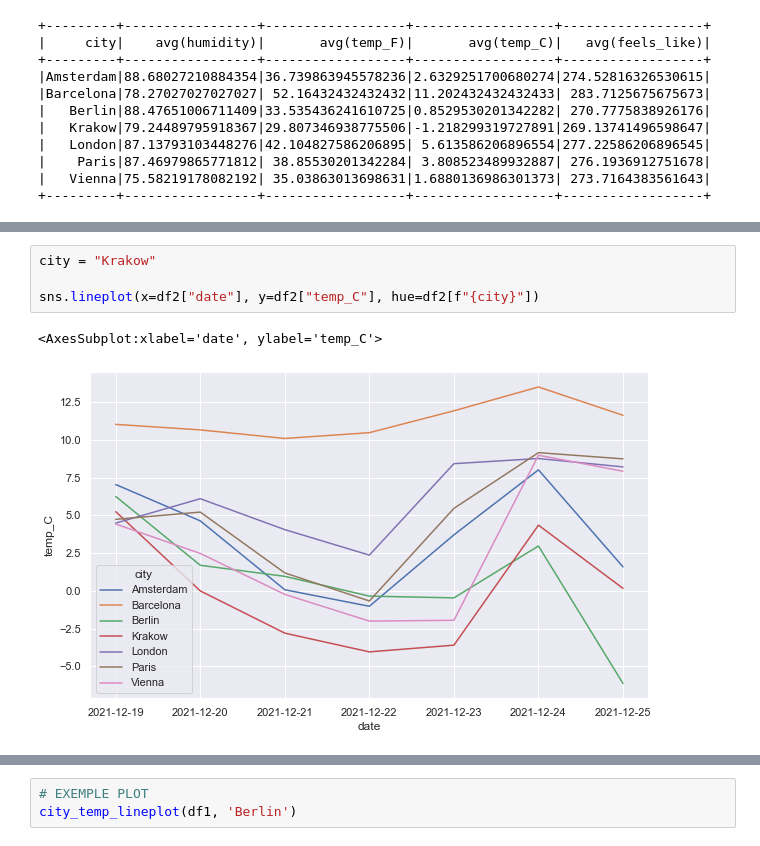
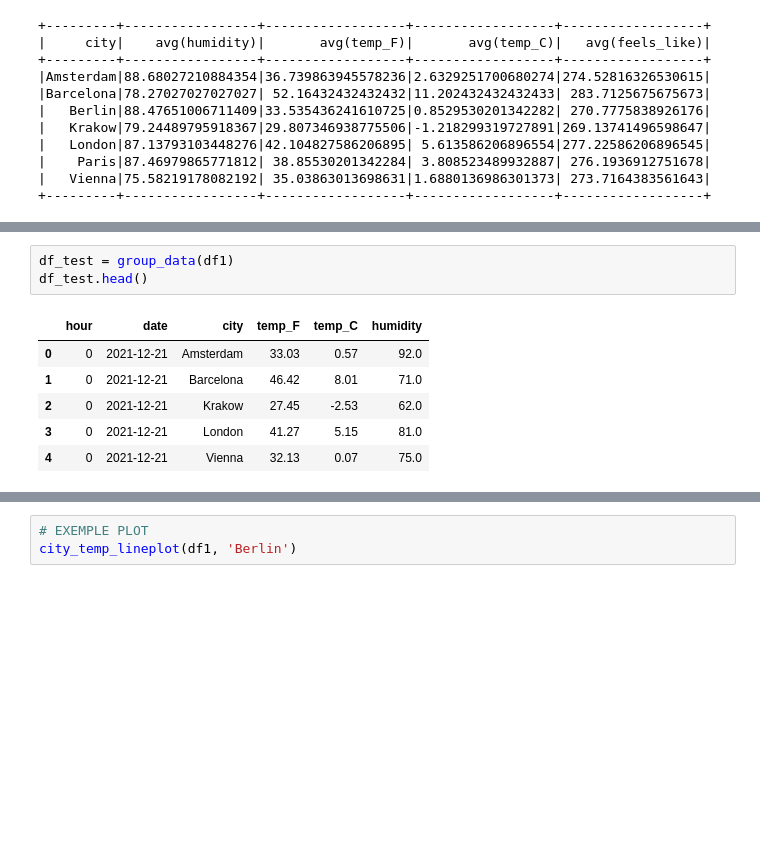
Before and after one commit to felipedmnq/streaming-weather-kafka, a Jupyter notebook: pyspark/notebooks/pyspark_analysis.ipynb, the cells around one changed output, grey strips where cells are left out. Saved outputs shown, nothing was run; the diff lists cells and outputs as text; blank space fills up the shorter version.

```diff
--- a/pyspark/notebooks/pyspark_analysis.ipynb
+++ b/pyspark/notebooks/pyspark_analysis.ipynb
@@ -211,7 +174,10 @@ df2.head()
-# %%
-city = "Krakow"
-
-sns.lineplot(x=df2["date"], y=df2["temp_C"], hue=df2[f"{city}"])
-# %% [output]
-<AxesSubplot:xlabel='date', ylabel='temp_C'>
-[figure, removed]
+# %%
+df_test = group_data(df1)
+df_test.head()
+# %% [output]
+|  | hour | date | city | temp_F | temp_C | humidity |
+| 0 | 0 | 2021-12-21 | Amsterdam | 33.03 | 0.57 | 92.0 |
+| 1 | 0 | 2021-12-21 | Barcelona | 46.42 | 8.01 | 71.0 |
+| 2 | 0 | 2021-12-21 | Krakow | 27.45 | -2.53 | 62.0 |
+| 3 | 0 | 2021-12-21 | London | 41.27 | 5.15 | 81.0 |
+| 4 | 0 | 2021-12-21 | Vienna | 32.13 | 0.07 | 75.0 |
```
Also changed, not shown: parts of 16 cells of this notebook.
